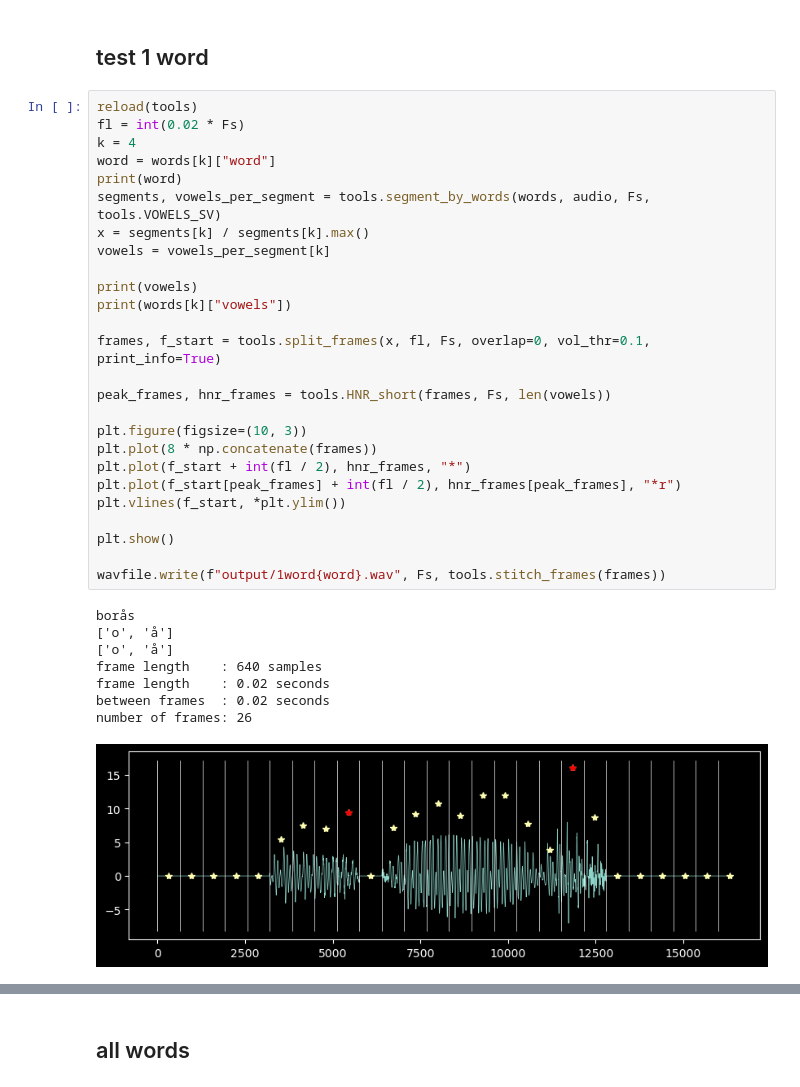
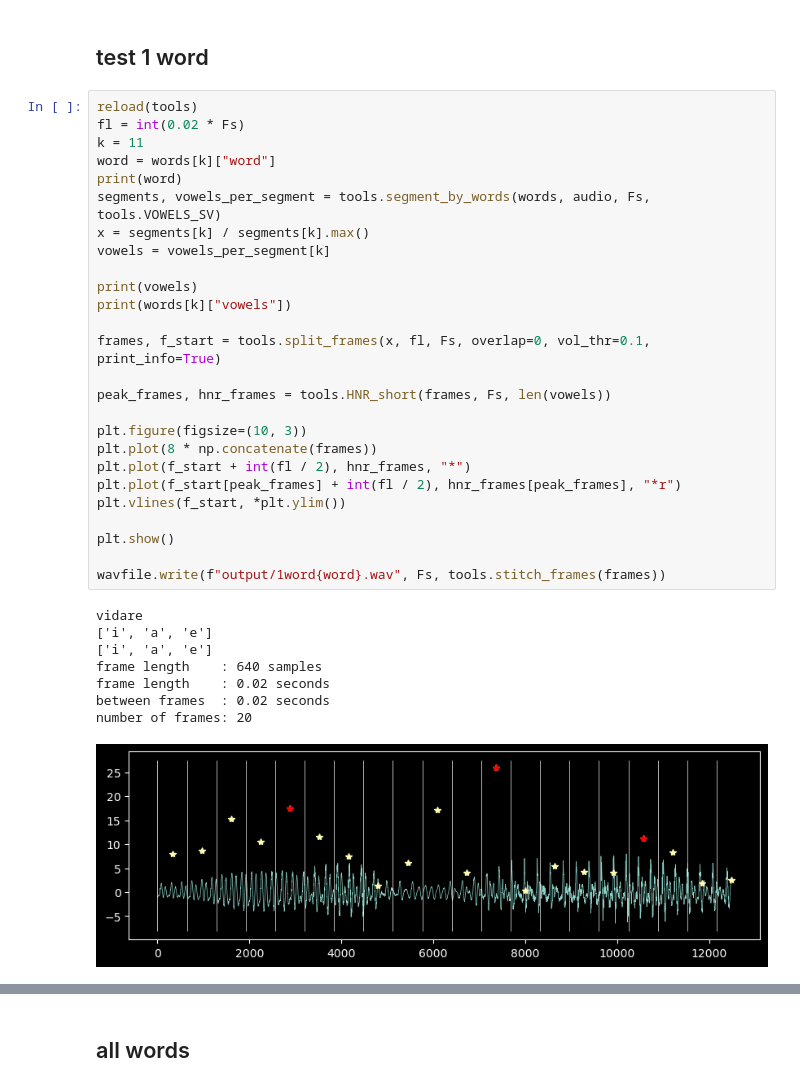
Before and after one commit to TobiasBjork/VowelProject, a Jupyter notebook: segments_NCC.ipynb, the cells around one changed output, grey strips where cells are left out. Drawn from its saved outputs; the diff is of its cells as text.

```diff
--- a/segments_NCC.ipynb
+++ b/segments_NCC.ipynb
@@ -95,38 +111,38 @@ for i, w in enumerate(words):
 # %%
 reload(tools)
 fl = int(0.02 * Fs)
-k = 4
+k = 11
 word = words[k]["word"]
 print(word)
 segments, vowels_per_segment = tools.segment_by_words(words, audio, Fs, tools.VOWELS_SV)
 x = segments[k] / segments[k].max()
 vowels = vowels_per_segment[k]
 
 print(vowels)
 print(words[k]["vowels"])
 
 frames, f_start = tools.split_frames(x, fl, Fs, overlap=0, vol_thr=0.1, print_info=True)
 
 peak_frames, hnr_frames = tools.HNR_short(frames, Fs, len(vowels))
 
 plt.figure(figsize=(10, 3))
 plt.plot(8 * np.concatenate(frames))
 plt.plot(f_start + int(fl / 2), hnr_frames, "*")
 plt.plot(f_start[peak_frames] + int(fl / 2), hnr_frames[peak_frames], "*r")
 plt.vlines(f_start, *plt.ylim())
 
 plt.show()
 
 wavfile.write(f"output/1word{word}.wav", Fs, tools.stitch_frames(frames))
 # %% [output]
-borås
-['o', 'å']
-['o', 'å']
+vidare
+['i', 'a', 'e']
+['i', 'a', 'e']
 frame length    : 640 samples
 frame length    : 0.02 seconds
 between frames  : 0.02 seconds
-number of frames: 26
+number of frames: 20
-[figure, old version]
+[figure, new version]
 # %%
 reload(tools)
 peakid = 0
```
Also changed, not shown: parts of 7 cells of this notebook, 4 other files.
